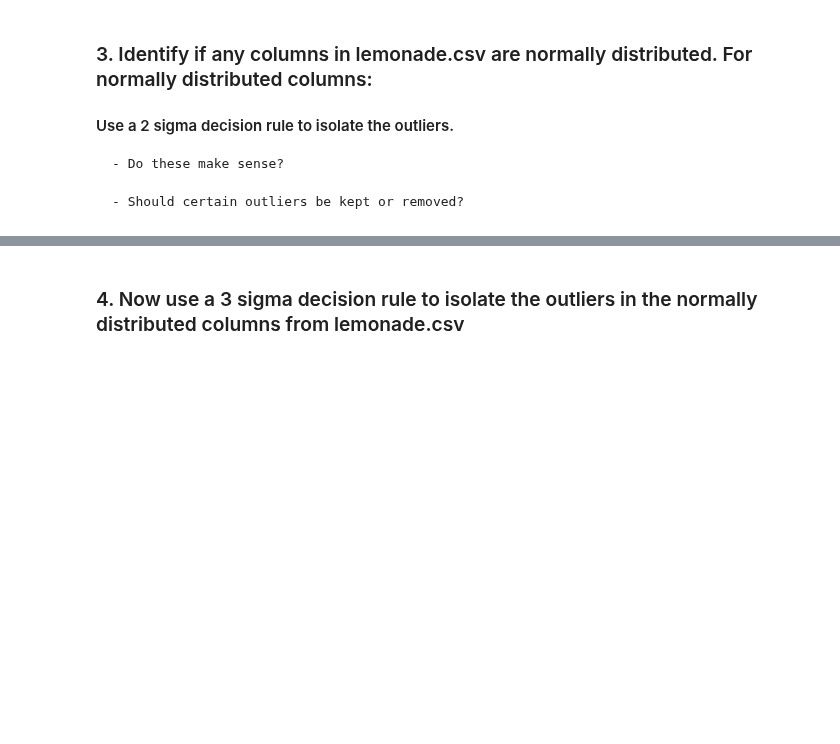
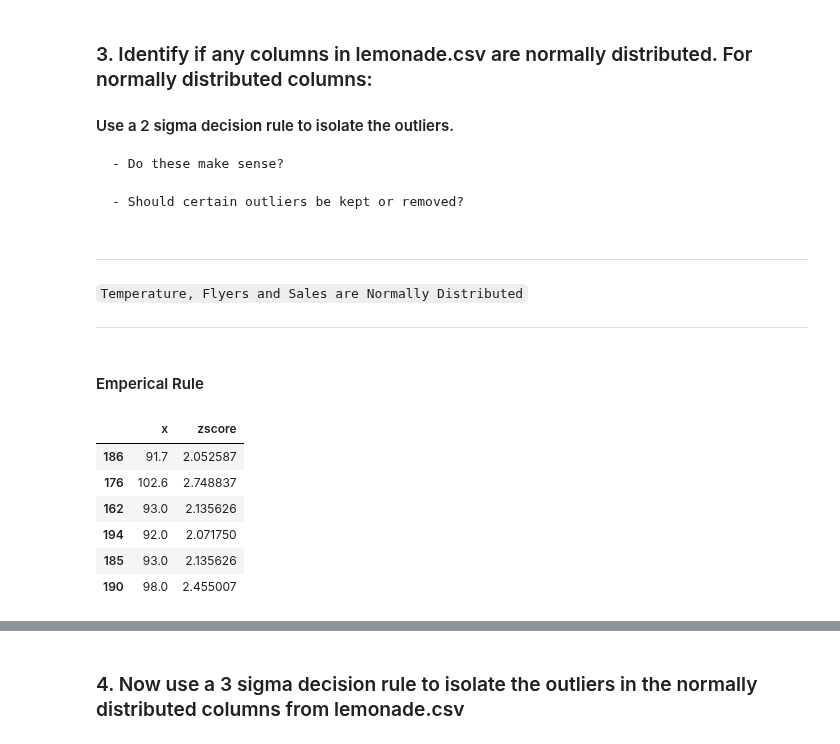
Before and after one commit to CSolitaire/anomaly-detection-exercises, a Jupyter notebook: continuous_probabilistic_methods.ipynb, the cells around one changed output, grey strips where cells are left out. Drawn from its saved outputs; the diff is of its cells as text; code cells hidden in the pictures; blank space fills up the shorter version.

```diff
--- a/continuous_probabilistic_methods.ipynb
+++ b/continuous_probabilistic_methods.ipynb
@@ -215,3 +263,31 @@ train.shape
     - Do these make sense?
 
     - Should certain outliers be kept or removed?
+# %% [markdown]
+***
+
+`Temperature, Flyers and Sales are Normally Distributed`
+
+***
+# %% [markdown]
+#### Emperical Rule
+# %%
+# Define zscore for Temp
+
+x = train.Temperature
+zscores = (x - x.mean()) / x.std()
+df = pd.DataFrame()
+df["x"] = x
+df["zscore"] = abs(zscores)
+
+# Outliers greater then 2 sd (2 Sigma)
+
+df[zscores >= 2]
+# %% [output]
+|  | x | zscore |
+| 186 | 91.7 | 2.052587 |
+| 176 | 102.6 | 2.748837 |
+| 162 | 93.0 | 2.135626 |
+| 194 | 92.0 | 2.071750 |
+| 185 | 93.0 | 2.135626 |
+| 190 | 98.0 | 2.455007 |
```
Also changed, not shown: parts of 30 cells of this notebook.
